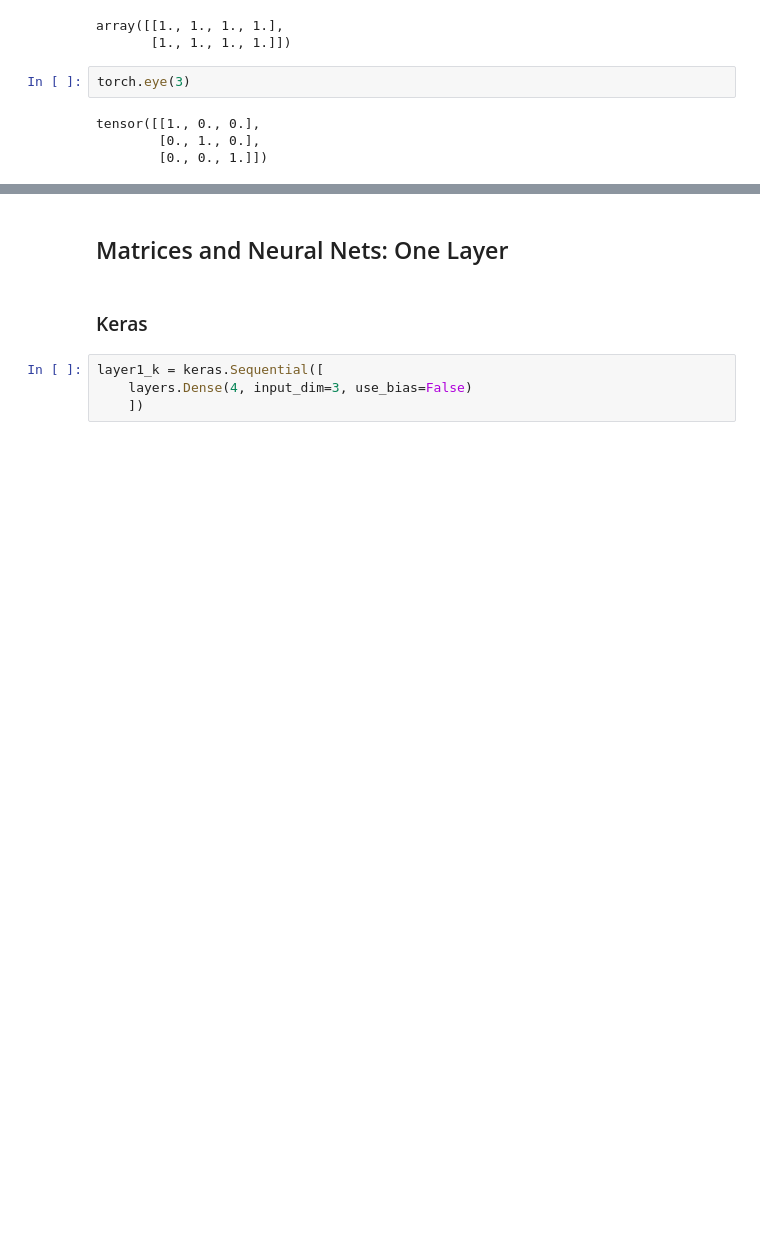
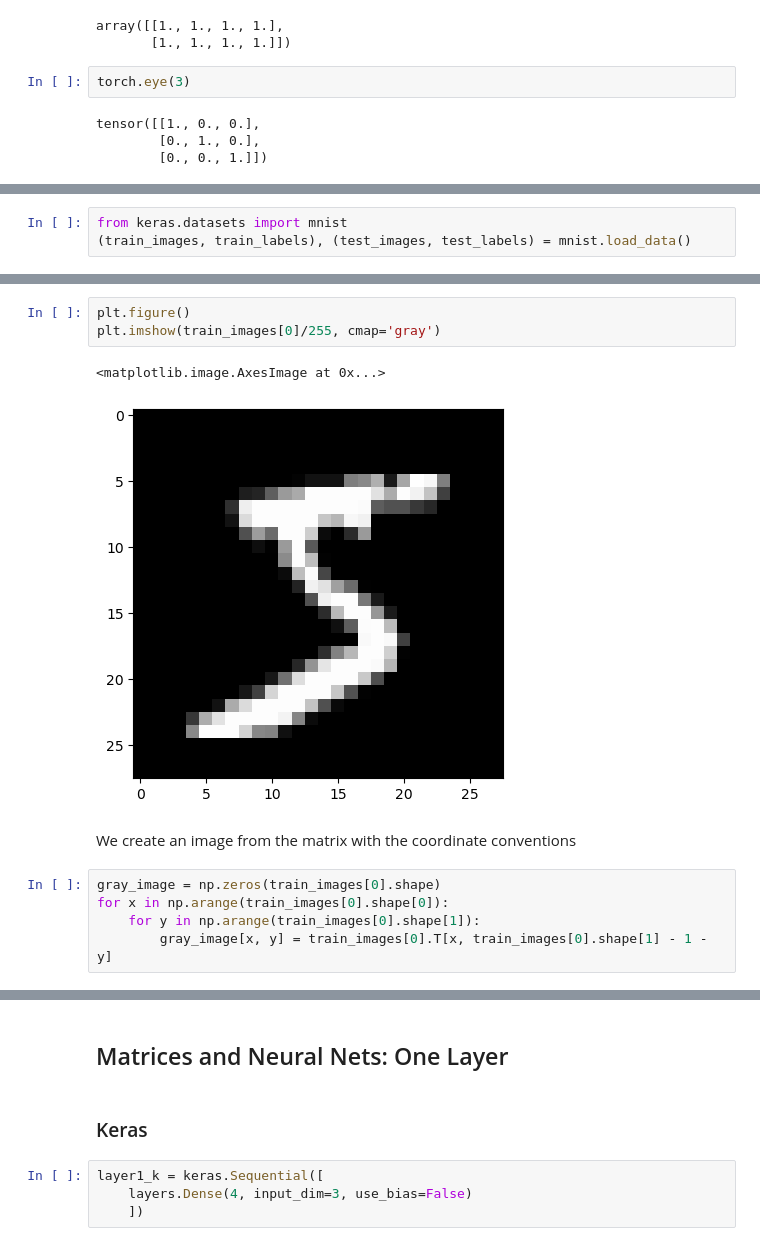
Before and after one commit to pnugues/edan96, a Jupyter notebook: programs/1-linear-algebra-2022.ipynb, the cells around one changed output, grey strips where cells are left out. Saved outputs shown, nothing was run; the diff lists cells and outputs as text; blank space fills up the shorter version.

```diff
--- a/programs/1-linear-algebra-2022.ipynb
+++ b/programs/1-linear-algebra-2022.ipynb
@@ -426,0 +429,3 @@ tensor([[0.4655, 0.8772, 0.7381, 0.3021],
+# %%
+from keras.datasets import mnist
+(train_images, train_labels), (test_images, test_labels) = mnist.load_data()
@@ -426,0 +456,13 @@ tensor([[0.4655, 0.8772, 0.7381, 0.3021],
+# %%
+plt.figure()
+plt.imshow(train_images[0]/255, cmap='gray')
+# %% [output]
+<matplotlib.image.AxesImage at 0x...>
+[figure, added]
+# %% [markdown]
+We create an image from the matrix with the coordinate conventions
+# %%
+gray_image = np.zeros(train_images[0].shape)
+for x in np.arange(train_images[0].shape[0]):
+    for y in np.arange(train_images[0].shape[1]):
+        gray_image[x, y] = train_images[0].T[x, train_images[0].shape[1] - 1 - y]
```
Also changed, not shown: parts of 35 cells of this notebook.
